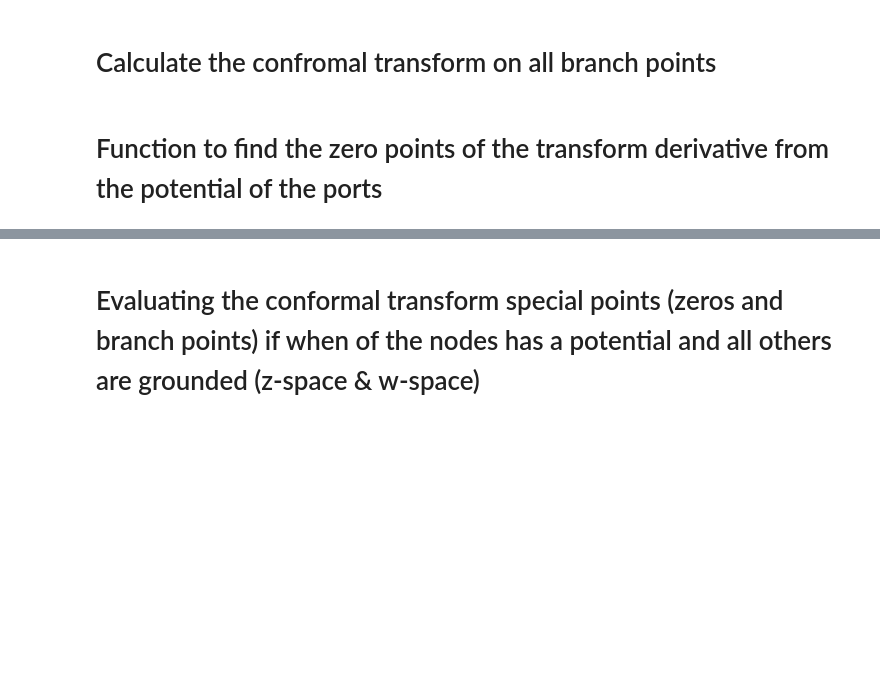
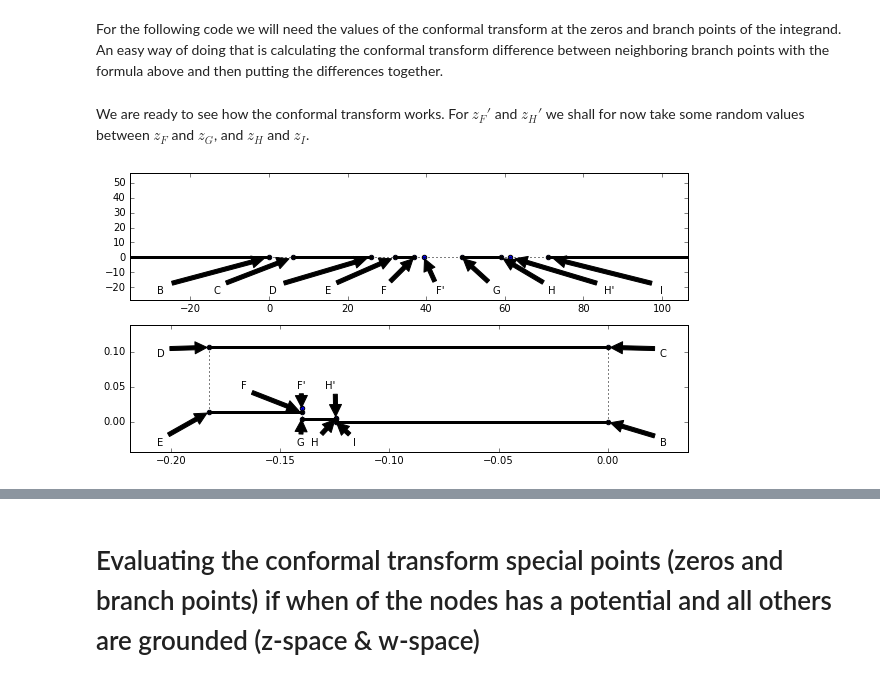
Before and after one commit to ooovector/QCircuit, a Jupyter notebook: Conformal mapping of a CPW coupler.ipynb, the cells around one changed output, grey strips where cells are left out. Saved outputs shown, nothing was run; the diff lists cells and outputs as text; code cells hidden in the pictures; blank space fills up the shorter version.

```diff
--- a/Conformal mapping of a CPW coupler.ipynb
+++ b/Conformal mapping of a CPW coupler.ipynb
@@ -47,8 +204,8 @@ def conformal_transform_difference_by_parts(z0,z1,branch_point1,branch_point2,br
     numerical_part = np.complex(*tuple(integrate.quad(lambda t: f2(t*(z1-z0)+z0).real, 0, 1)))+1j*np.complex(*tuple(integrate.quad(lambda t: f2(t*(z1-z0)+z0).imag, 0, 1)))
 
     return integral_part - (z1-z0)*numerical_part
-# %% [markdown]
-# Calculate the confromal transform on all branch points
+# %% [markdown]
+For the following code we will need the values of the conformal transform at the zeros and branch points of the integrand. An easy way of doing that is calculating the conformal transform difference between neighboring branch points with the formula above and then putting the differences together.
 # %%
 def w_special_points(z_branch_points, z_zero_points):
     w_branch_points = []
@@ -73,5 +230,63 @@ def w_special_points(z_branch_points, z_zero_points):
                 z_branch_points,
                 z_zero_points))
     return w_branch_points, w_zero_points
-# %% [markdown]
-# Function to find the zero points of the transform derivative from the potential of the ports
+# %% [markdown]
+We are ready to see how the conformal transform works. For $z_F'$ and $z_H'$ we shall for now take some random values between $z_F$ and $z_G$, and $z_H$ and $z_I$.
+# %%
+z_F1 = z_F*0.8+z_G*0.2
+z_H1 = z_H*0.8+z_I*0.2
+z_zero_points = [z_F1, z_H1]
+z_branch_points = z_branch_points_cpw(s1,s2,w1,w2,w3)
+w_branch_points, w_zero_points = w_special_points(z_branch_points, z_zero_points)
+z_B,z_C,z_D,z_E,z_F,z_G,z_H,z_I = z_branch_points
+w_B,w_C,w_D,w_E,w_F,w_G,w_H,w_I = w_branch_points
+z_F1,z_H1 = z_zero_points
+w_F1,w_H1 = w_zero_points
+
+x = np.linspace(-(2*s2+2*s1+w1+w2+w3)*0.5,(2*s2+2*s1+w1+w2+w3)*1.5,251)
+y = np.linspace(0, (np.max(x)-np.min(x))*0.4, 201)
+
+plt.figure(figsize=(10,5))
+plt.clf()
+axes=plt.subplot(2,1,1)
+vertices = [i for i in z_zero_points] + [i for i in z_branch_points]
+lines = [(z_B-100,z_B,'-'),(z_B,z_C,':'),(z_C,z_D,'-'),(z_D,z_E,':'),(z_E,z_F,'-'),\
+         (z_F,z_F1,':'),(z_F1,z_G,':'),(z_G,z_H,'-'),(z_H,z_H1,':'),(z_H1,z_I,':'),(z_I,z_I+100,'-')]
+for z1,z2,style in lines:
+    plt.plot([z1.real, z2.real], [z1.imag, z2.imag], color='black', linestyle=style, linewidth=(3 if style=='-' else 1))
+
+plt.xlim(np.min(x), np.max(x))
+plt.ylim(-0.5*np.max(y), np.max(y))
+
+plt.scatter([j.real for j in vertices], [j.imag for j in vertices])
+
+annotations = ['B', 'C', 'D', 'E', 'F', 'F\'', 'G', 'H', 'H\'', 'I']
+annotation_positions = [(a*0.10+0.05, 0.05) for a in range(10)]
+annotation_points = [z_B,z_C,z_D,z_E,z_F,z_F1,z_G,z_H,z_H1,z_I]
+
+for annotation, annotation_position, annotation_point in zip(annotations, annotation_positions, annotation_points):
+    axes.annotate(annotation, xy=(annotation_point.real, annotation_point.imag), xytext=annotation_position,
+              xycoords='data',  textcoords='axes fraction', arrowprops={'facecolor':'black', 'shrink':0.05})
+
+axes=plt.subplot(2,1,2)
+vertices = [i for i in w_zero_points] + [i for i in w_branch_points]
+lines = [(w_B,w_C,':'),(w_C,w_D,'-'),(w_D,w_E,':'),(w_E,w_F,'-'),\
+         (w_F,w_F1,':'),(w_F1,w_G,':'),(w_G,w_H,'-'),(w_H,w_H1,':'),(w_H1,w_I,':'),(w_I,w_B,'-')]
+for z1,z2,style in lines:
+    plt.plot([z1.real, z2.real], [z1.imag, z2.imag], color='black', linestyle=style, linewidth=(3 if style=='-' else 1))
+
+plt.scatter([j.real for j in vertices], [j.imag for j in vertices])
+
+plt.xlim([w_E.real-(w_B.real-w_E.real)*0.2, w_B.real+(w_B.real-w_E.real)*0.2])
+plt.ylim([w_B.imag-(w_C.imag-w_B.imag)*0.4, w_C.imag+(w_C.imag-w_B.imag)*0.3])
+
+annotations = ['B', 'C', 'D', 'E', 'F', 'F\'', 'G', 'H', 'H\'', 'I']
+annotation_positions = [(0.95, 0.05), (0.95, 0.75), (0.05, 0.75), (0.05, 0.05), (0.200, 0.50), \
+                        (0.30, 0.50), (0.30, 0.05), (0.325, 0.05), (0.35, 0.50), (0.4, 0.05),]
+annotation_points = [w_B,w_C,w_D,w_E,w_F,w_F1,w_G,w_H,w_H1,w_I]
+
+for annotation, annotation_position, annotation_point in zip(annotations, annotation_positions, annotation_points):
+    axes.annotate(annotation, xy=(annotation_point.real, annotation_point.imag), xytext=annotation_position,
+              xycoords='data',  textcoords='axes fraction', arrowprops={'facecolor':'black', 'shrink':0.05})
+# %% [output]
+[figure, added]
```
Also changed, not shown: parts of 18 cells of this notebook.
